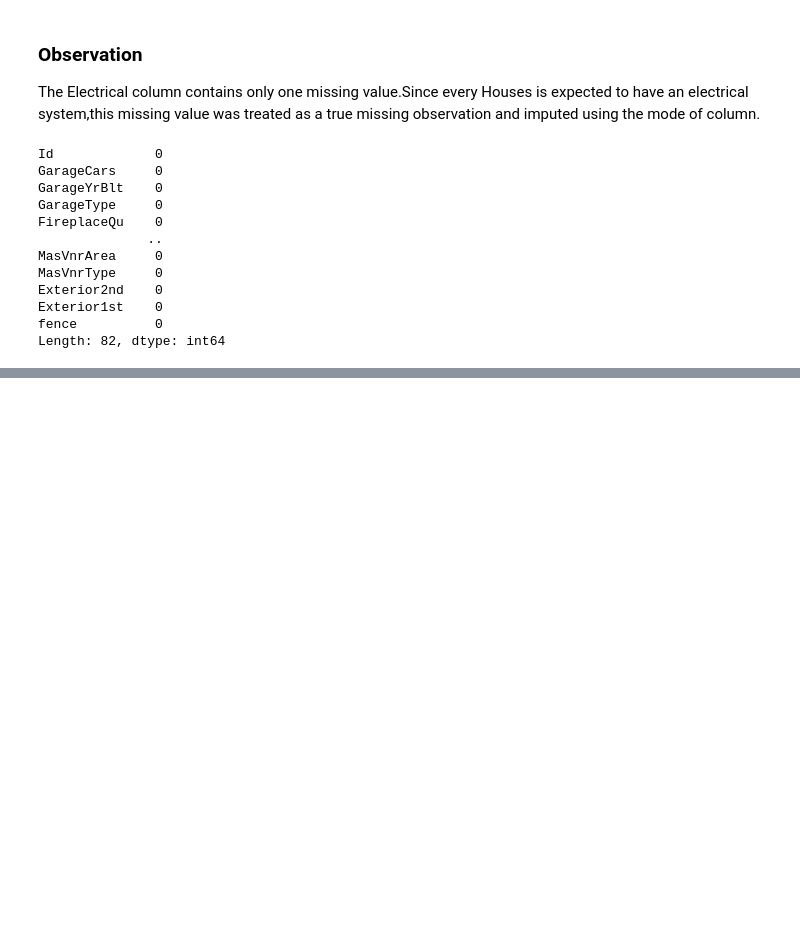
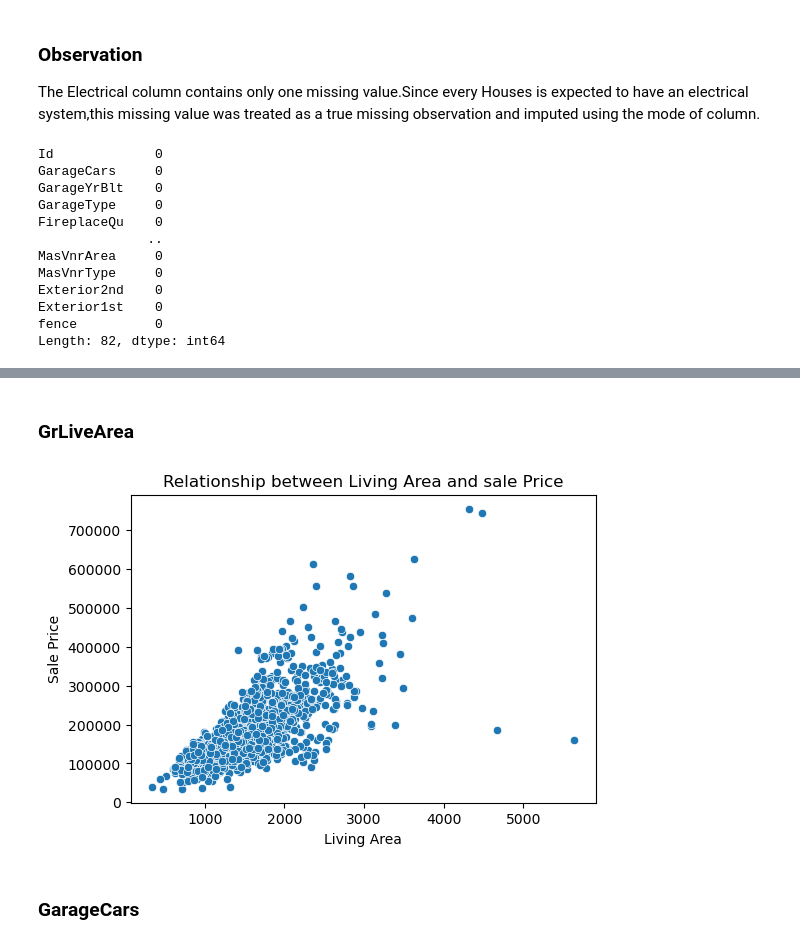
Before and after one commit to MIAykk/House-Prices, a Jupyter notebook: notebooks/House Prices.ipynb, the cells around one changed output, grey strips where cells are left out. Drawn from its saved outputs; the diff is of its cells as text; code cells hidden in the pictures; blank space fills up the shorter version.

```diff
--- a/notebooks/House Prices.ipynb
+++ b/notebooks/House Prices.ipynb
@@ -647,0 +741,13 @@ Length: 82, dtype: int64
+# %% [markdown]
+### GrLiveArea
+# %%
+plt.figure(figsize=(6,4))
+sns.scatterplot(x=df_clean["GrLivArea"],y=df_clean["SalePrice"])
+plt.title("Relationship between Living Area and sale Price")
+plt.xlabel("Living Area")
+plt.ylabel("Sale Price")
+plt.show()
+# %% [output]
+[figure, added]
+# %% [markdown]
+### GarageCars
```
Also changed, not shown: parts of 35 cells of this notebook.
